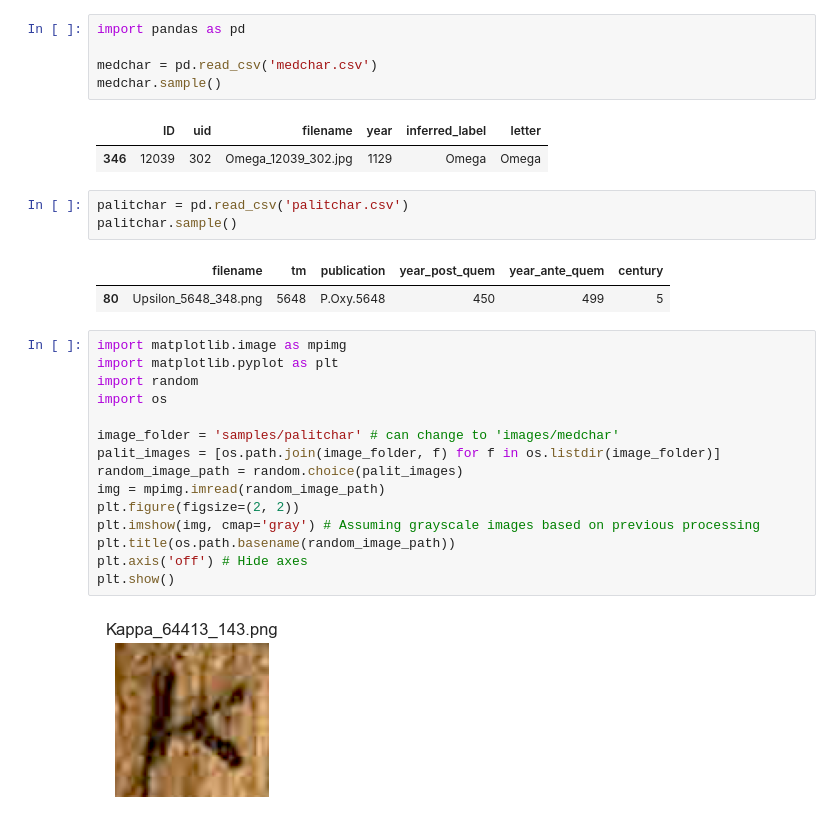
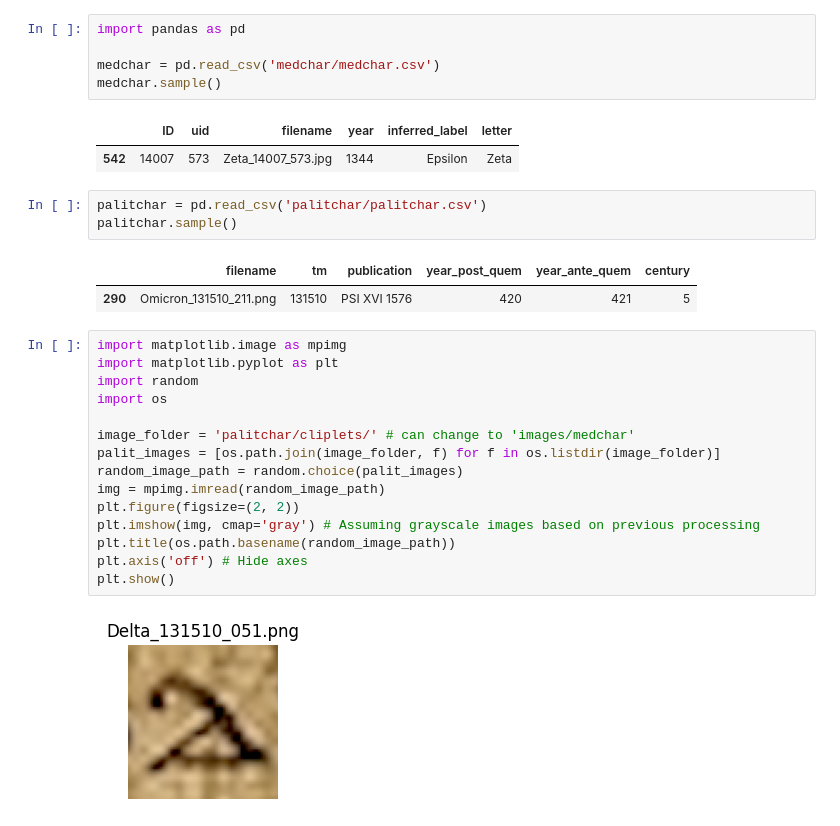
Before and after one commit to ipavlopoulos/diachronic-greek-letterforms, a Jupyter notebook: data/load.ipynb, the cells around one changed output. Drawn from its saved outputs; the diff is of its cells as text.

```diff
--- a/data/load.ipynb
+++ b/data/load.ipynb
@@ -1,31 +1,31 @@
 # %%
 import pandas as pd
 
-medchar = pd.read_csv('medchar.csv')
+medchar = pd.read_csv('medchar/medchar.csv')
 medchar.sample()
 # %% [output]
 |  | ID | uid | filename | year | inferred_label | letter |
-| 346 | 12039 | 302 | Omega_12039_302.jpg | 1129 | Omega | Omega |
+| 542 | 14007 | 573 | Zeta_14007_573.jpg | 1344 | Epsilon | Zeta |
 # %%
-palitchar = pd.read_csv('palitchar.csv')
+palitchar = pd.read_csv('palitchar/palitchar.csv')
 palitchar.sample()
 # %% [output]
 |  | filename | tm | publication | year_post_quem | year_ante_quem | century |
-| 80 | Upsilon_5648_348.png | 5648 | P.Oxy.5648 | 450 | 499 | 5 |
+| 290 | Omicron_131510_211.png | 131510 | PSI XVI 1576 | 420 | 421 | 5 |
 # %%
 import matplotlib.image as mpimg
 import matplotlib.pyplot as plt
 import random
 import os
 
-image_folder = 'samples/palitchar' # can change to 'images/medchar'
+image_folder = 'palitchar/cliplets/' # can change to 'images/medchar'
 palit_images = [os.path.join(image_folder, f) for f in os.listdir(image_folder)]
 random_image_path = random.choice(palit_images)
 img = mpimg.imread(random_image_path)
 plt.figure(figsize=(2, 2))
 plt.imshow(img, cmap='gray') # Assuming grayscale images based on previous processing
 plt.title(os.path.basename(random_image_path))
 plt.axis('off') # Hide axes
 plt.show()
 # %% [output]
-[figure, old version]
+[figure, new version]
```
Also changed, not shown: 36 other files.
